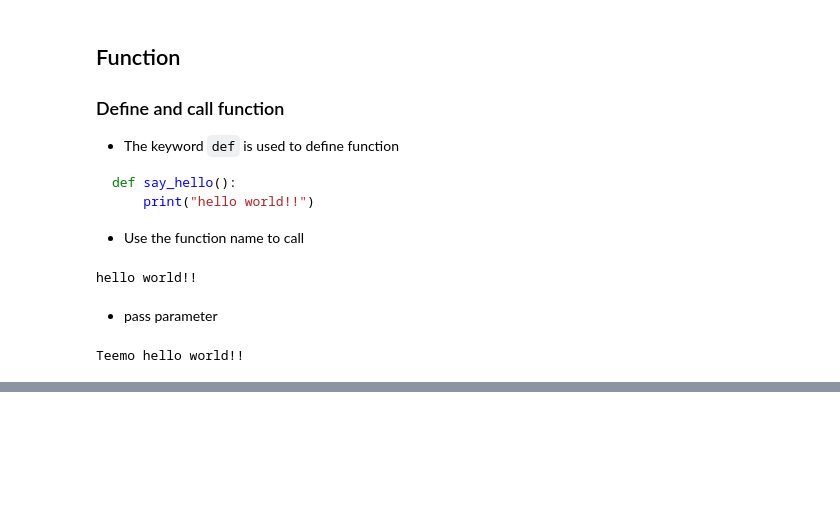
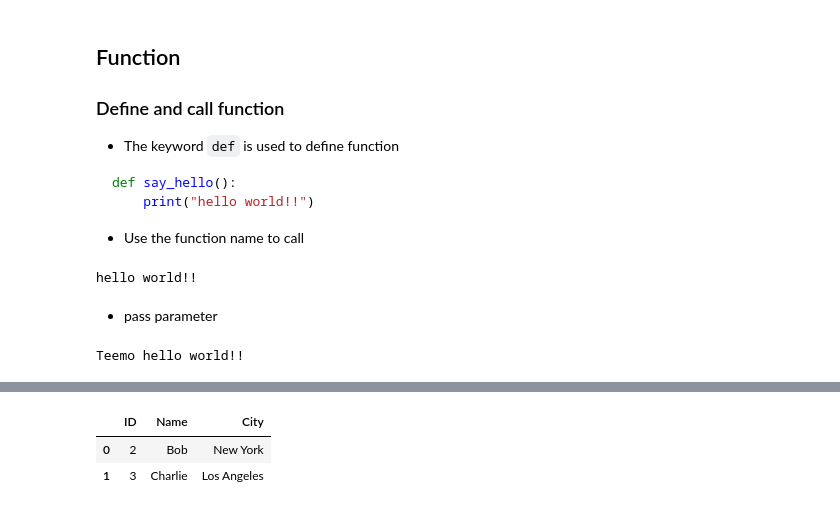
Before and after one commit to LiangChen3519/SummerSchoolUEF_2023, a Jupyter notebook: PyBasic2023.ipynb, the cells around one changed output, grey strips where cells are left out. Drawn from its saved outputs; the diff is of its cells as text; code cells hidden in the pictures; blank space fills up the shorter version.

```diff
--- a/PyBasic2023.ipynb
+++ b/PyBasic2023.ipynb
@@ -565,0 +928,15 @@ Teemo hello world!!
+# %%
+#| echo: true
+
+
+df1 = pd.DataFrame({'ID': [1, 2, 3],
+                    'Name': ['Alice', 'Bob', 'Charlie']})
+df2 = pd.DataFrame({'ID': [2, 3, 4],
+                    'City': ['New York', 'Los Angeles', 'Chicago']})
+
+merged_df = pd.merge(df1, df2, on='ID')
+merged_df
+# %% [output]
+|  | ID | Name | City |
+| 0 | 2 | Bob | New York |
+| 1 | 3 | Charlie | Los Angeles |
```
Also changed, not shown: parts of 18 cells of this notebook, 15 other files.
